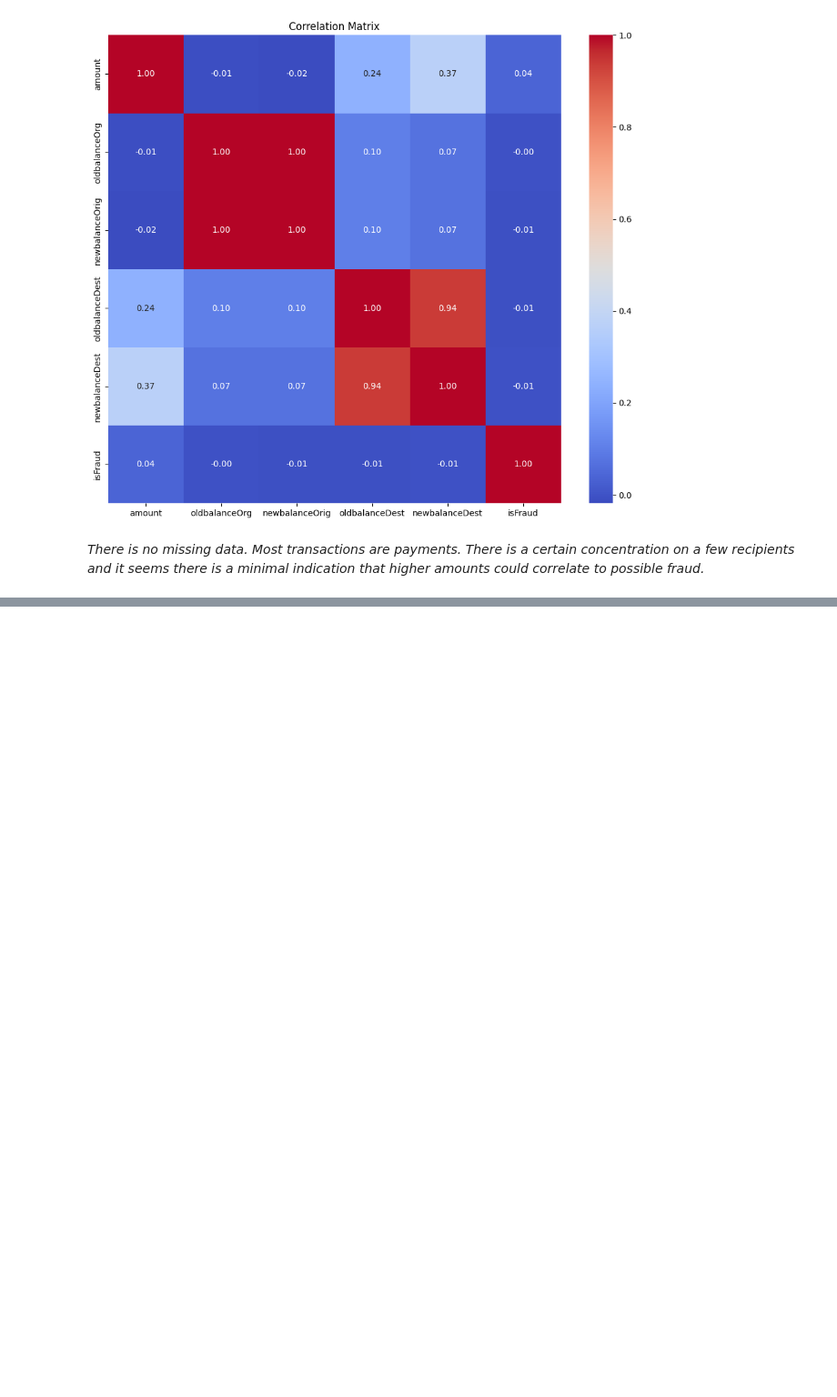
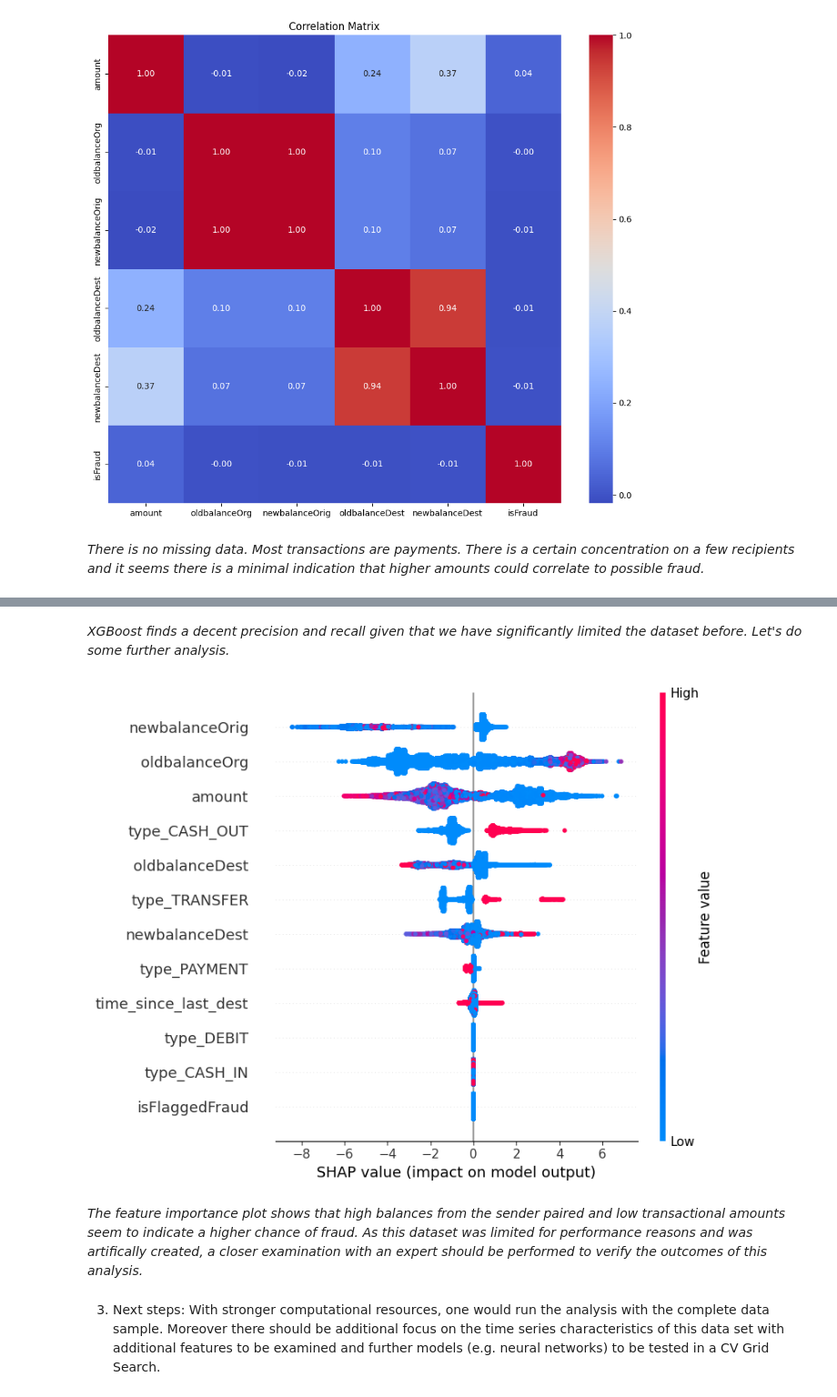
Before and after one commit to di-atas/fin_trans, a Jupyter notebook: analysis.ipynb, the cells around one changed output, grey strips where cells are left out. Shown at 91% size. Saved outputs shown, nothing was run; the diff lists cells and outputs as text; code cells hidden in the pictures; blank space fills up the shorter version.

```diff
--- a/analysis.ipynb
+++ b/analysis.ipynb
@@ -109,0 +112,26 @@ Name: count, dtype: int64
+# %%
+from xgboost import XGBClassifier
+from sklearn.model_selection import train_test_split
+from sklearn.metrics import classification_report, confusion_matrix
+
+# Setting the feature set
+df['time_since_last_dest'] = df.groupby(['nameDest'])['step'].diff().fillna(0) # Add time since last being destination
+
+X = df.drop(['isFraud', 'step', 'nameOrig', 'nameDest'], axis=1)
+y = df['isFraud']
+
+# One-hot encoding for qualitative variables
+qualitative_vars = ['type']
+X = pd.get_dummies(X, columns=qualitative_vars)
+
+# Train/Test-Split
+X_train, X_test, y_train, y_test = train_test_split(X, y, test_size=0.3, random_state=12)
+
+# Train Model
+model = XGBClassifier(eval_metric="logloss")
+model.fit(X_train, y_train)
+
+# Evaluation
+y_pred = model.predict(X_test)
+print(classification_report(y_test, y_pred))
+print(confusion_matrix(y_test, y_pred))
@@ -109,0 +150,13 @@ Name: count, dtype: int64
+# %% [markdown]
+*XGBoost finds a decent precision and recall given that we have significantly limited the dataset before. Let's do some further analysis.*
+# %%
+import shap
+explainer = shap.TreeExplainer(model)
+shap_values = explainer.shap_values(X_test)
+shap.summary_plot(shap_values, X_test, feature_names=X.columns)
+# %% [output]
+[figure, added]
+# %% [markdown]
+*The feature importance plot shows that high balances from the sender paired and low transactional amounts seem to indicate a higher chance of fraud. As this dataset was limited for performance reasons and was artifically created, a closer examination with an expert should be performed to verify the outcomes of this analysis.*
+# %% [markdown]
+3. Next steps: With stronger computational resources, one would run the analysis with the complete data sample. Moreover there should be additional focus on the time series characteristics of this data set with additional features to be examined and further models (e.g. neural networks) to be tested in a CV Grid Search.
```
Also changed, not shown: parts of 2 cells of this notebook, 1 other file.
